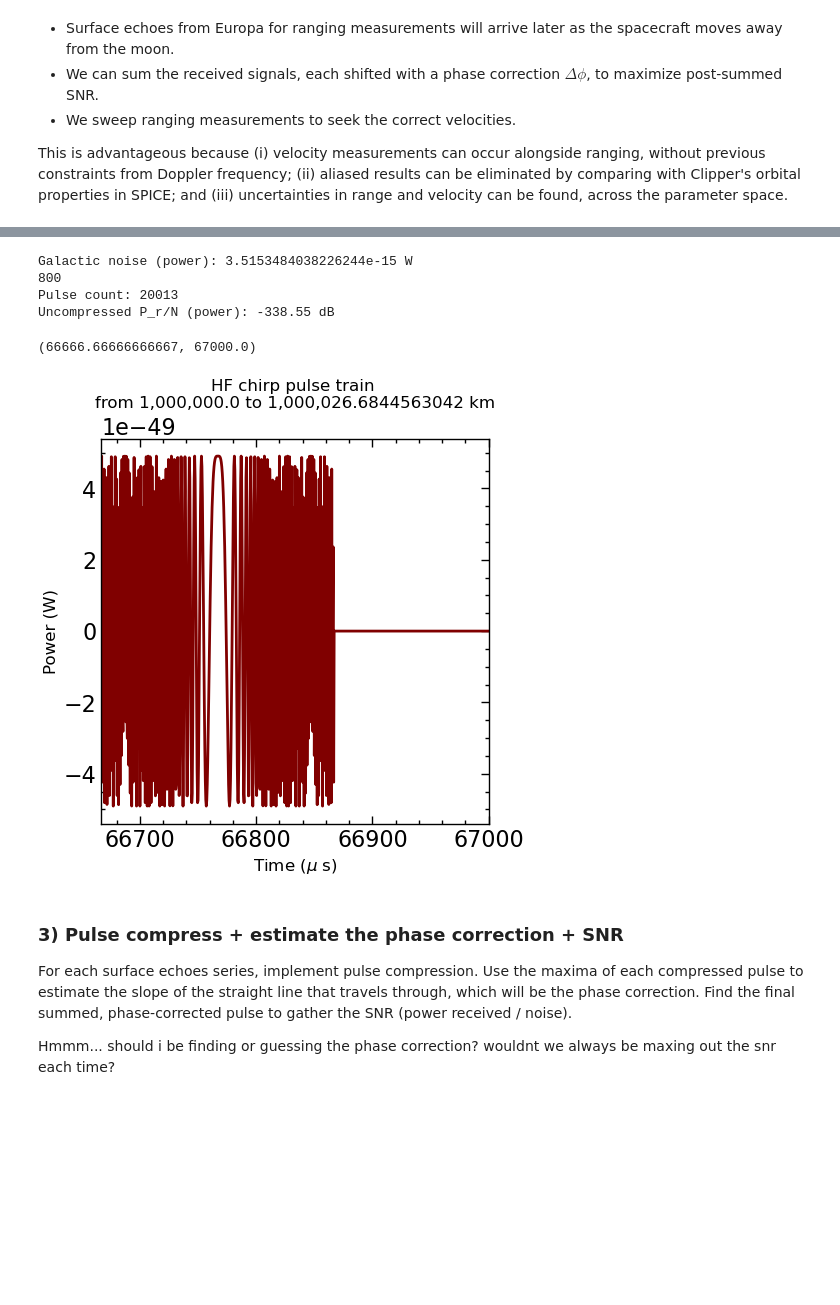
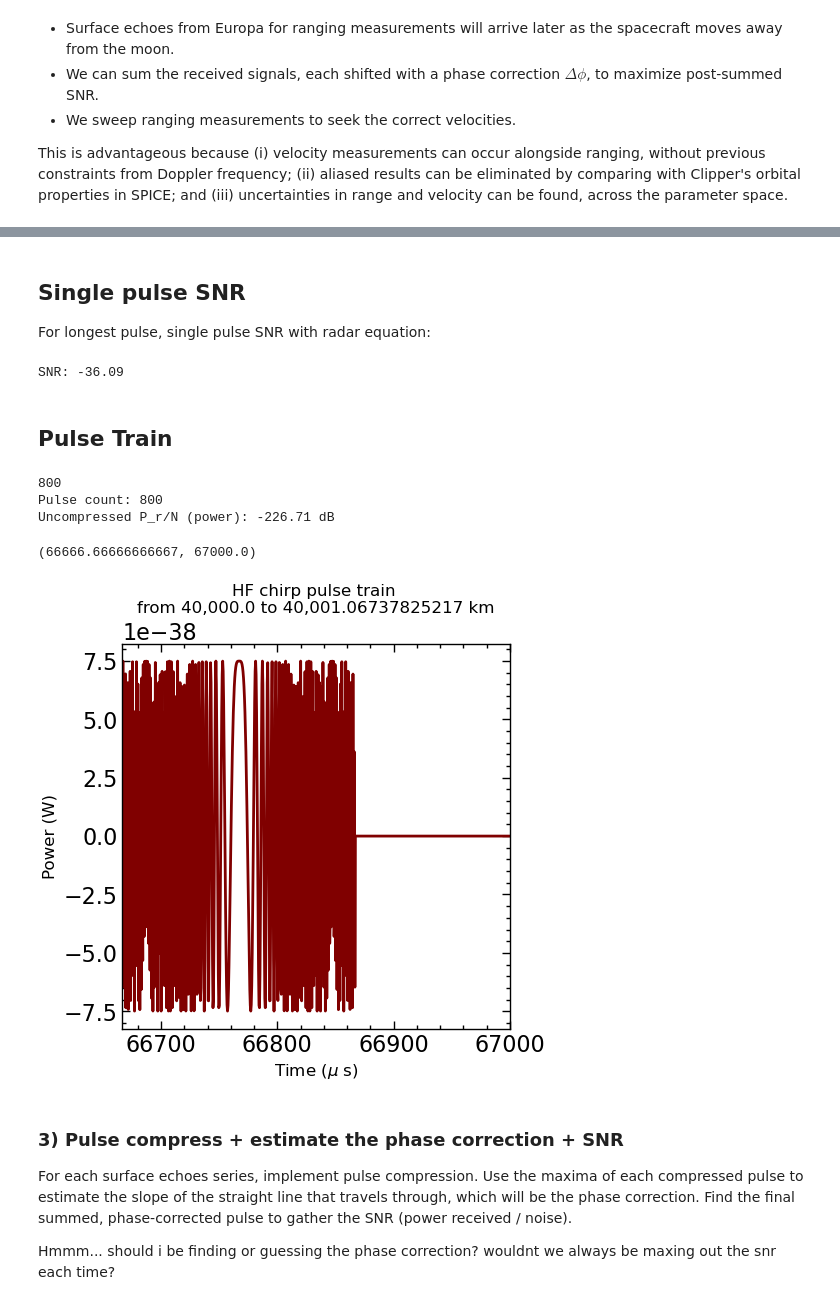
Before and after one commit to MystaryPi/reason-ranging, a Jupyter notebook: Phase Shift Approach.ipynb, the cells around one changed output, grey strips where cells are left out. Drawn from its saved outputs; the diff is of its cells as text; code cells hidden in the pictures; blank space fills up the shorter version.

Commit message:
Radar potential calculations, added get_rect, get_res function

```diff
--- a/Phase Shift Approach.ipynb
+++ b/Phase Shift Approach.ipynb
@@ -107,45 +115,51 @@ def ranging_per_v(start_alt, end_time, vset):
     # keep first Pr so that we can convert to power later
     first_Pr = radar_equation(Pt, Gt, range_array[0], rcs, hf_wavelength)
     return output_signal, total_pulses, first_Pr
+# %% [markdown]
+## Single pulse SNR
+For longest pulse, single pulse SNR with radar equation:
+# %%
+d = 40000*1e3 # m
+Pr = radar_equation(Pt, Gt, d, rcs, hf_wavelength)
+SNR_singlepulse = 10*np.log10(Pr/N_power)
+print("SNR: {:.2f}".format(SNR_singlepulse))
+# %% [output]
+SNR: -36.09
+# %% [markdown]
+## Pulse Train
 # %%
 # set up range array
-hf_Ae = (Gt*hf_wavelength**2)/(4*np.pi)
-N_galactic = 10**-17 # W/mhz/m^2
-N_power = N_galactic * (hf_bandwidth/1e6) * hf_Ae # W
-print("Galactic noise (power): {} W".format(N_power))
-
-start_alt = 1000000*1e3 #m
+start_alt = d # m
 end_time = 2*start_alt/c #s
 vtrue = 4e3 #m/s
 
 res, pulse_count, Pr = ranging_per_v(start_alt, end_time, vtrue) # assume 4 km/s
 noise_power = np.random.normal(loc=N_power, size=len(res)) # in units of amplitude (sqrt(W))
 
 print("Pulse count: {}".format(pulse_count))
 
 print("Uncompressed P_r/N (power): {:.2f} dB".format(10*np.log10(np.max(np.abs(Pr*res**2))/N_power)))
 
 # Times for pulse train
 times = np.linspace(0, end_time, len(res))
 # final time = number of pulses * repetition freq
 
 # Plot figure
 plt.style.use(['science', 'notebook'])
 
 fig, ax = plt.subplots(figsize=(5,5))
 #plt.plot(times/(1e-6), Pr*res**2 + noise_power, c='gray', label='With noise')
 plt.plot(times/(1e-6), Pr*res**2, c='maroon')
 plt.title("HF chirp pulse train \nfrom {:,} to {:,} km".format(start_alt/1e3, (start_alt + end_time*vtrue)/1e3), fontsize=12)
 plt.xlabel(r"Time ($\mu$ s)", fontsize=12)
 plt.ylabel("Power (W)", fontsize = 12)
 plt.xlim((200*(1/hf_repetition_freq) / 1e-6, 201*(1/hf_repetition_freq) / 1e-6))
 # %% [output]
-Galactic noise (power): 3.5153484038226244e-15 W
 800
-Pulse count: 20013
-Uncompressed P_r/N (power): -338.55 dB
+Pulse count: 800
+Uncompressed P_r/N (power): -226.71 dB
 (66666.66666666667, 67000.0)
-[figure, old version]
+[figure, new version]
 # %% [markdown]
 ### 3) Pulse compress + estimate the phase correction + SNR
 For each surface echoes series, implement pulse compression. Use the maxima of each compressed pulse to estimate the slope of the straight line that travels through, which will be the phase correction.
```
Also changed, not shown: parts of 16 cells of this notebook, 1 other file.
